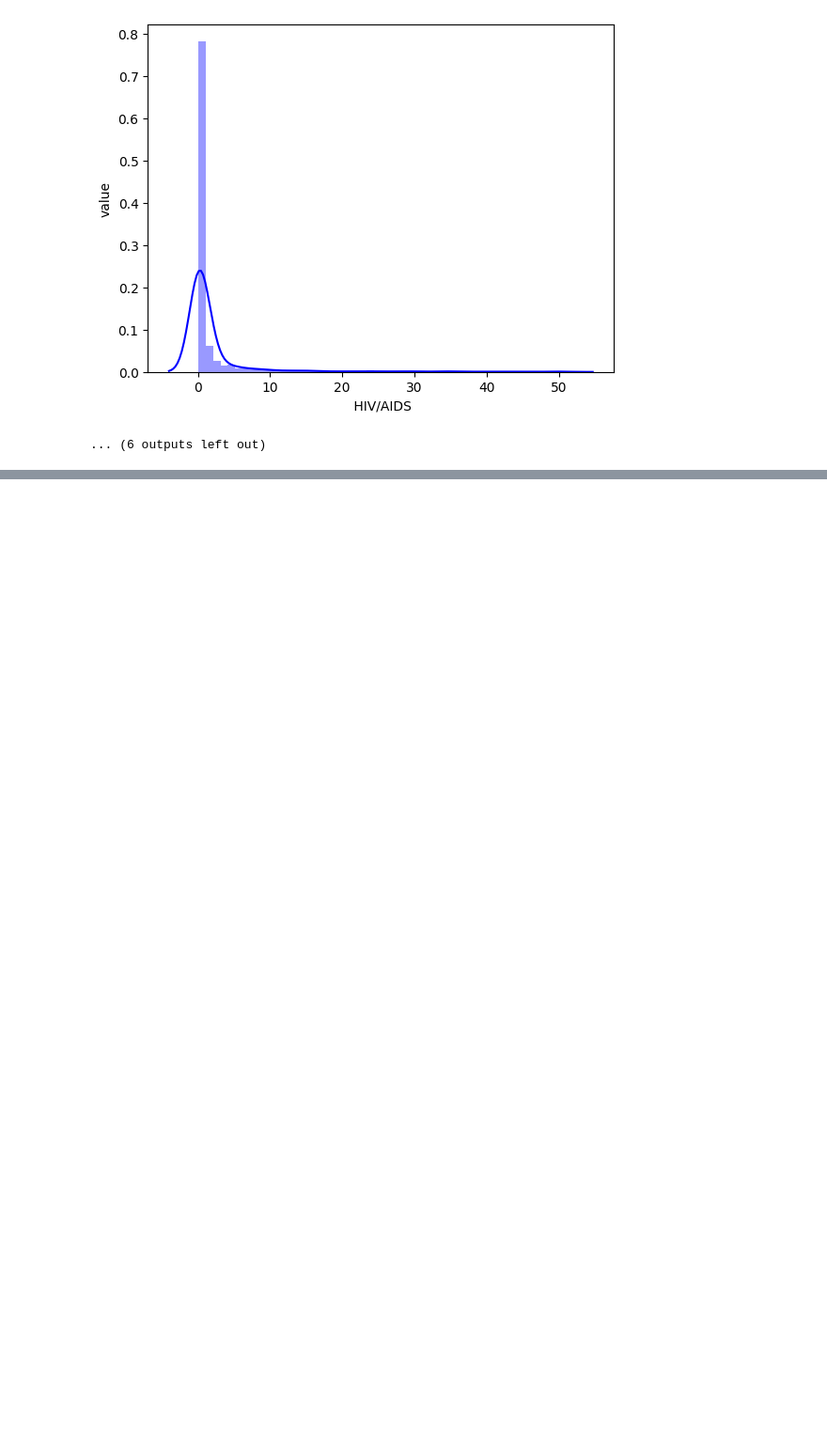
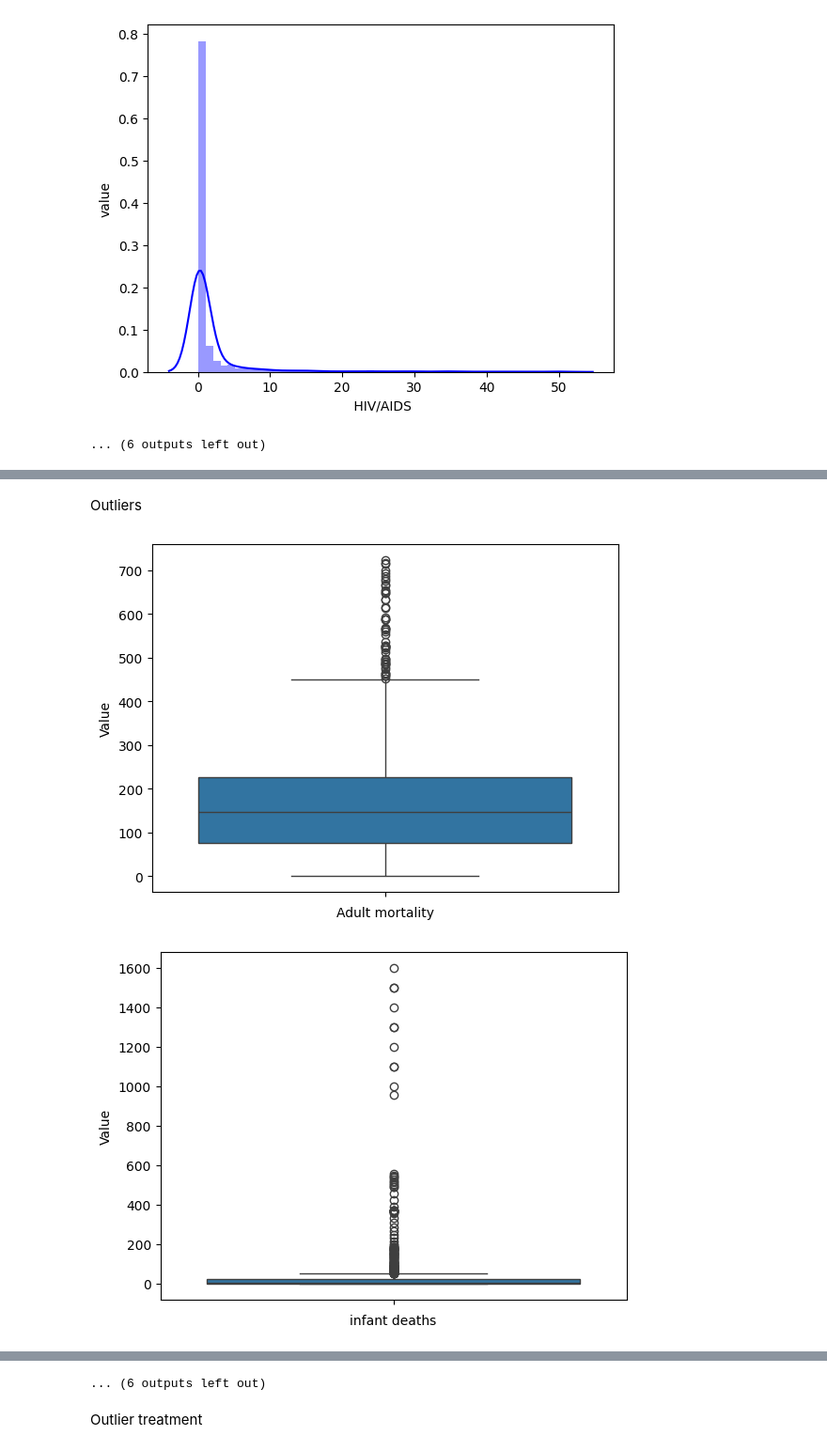
Before and after one commit to DataDrivenAkanksha/Life-expectancy-deep-learning, a Jupyter notebook: life_expactancy_deep_learning.ipynb, the cells around one changed output, grey strips where cells are left out. Shown at 94% size. Cells and saved outputs as stored; diff of their text form; code cells hidden in the pictures; blank space fills up the shorter version.

```diff
--- a/life_expactancy_deep_learning.ipynb
+++ b/life_expactancy_deep_learning.ipynb
@@ -281,0 +325,12 @@ for i in df1.columns:
+# %% [markdown]
+Outliers
+# %%
+df1=df.select_dtypes(include=['float64','int64']).drop(columns=['Year','Life expectancy'])
+for o in df1.columns:
+  sns.boxplot(df1[o])
+  plt.xlabel(o)
+  plt.ylabel('Value')
+  plt.show()
+# %% [output]
+[figure, added]
+[figure, added]
@@ -281,0 +347,3 @@ for i in df1.columns:
+... (6 outputs left out)
+# %% [markdown]
+Outlier treatment
```
Also changed, not shown: parts of 11 cells of this notebook.
